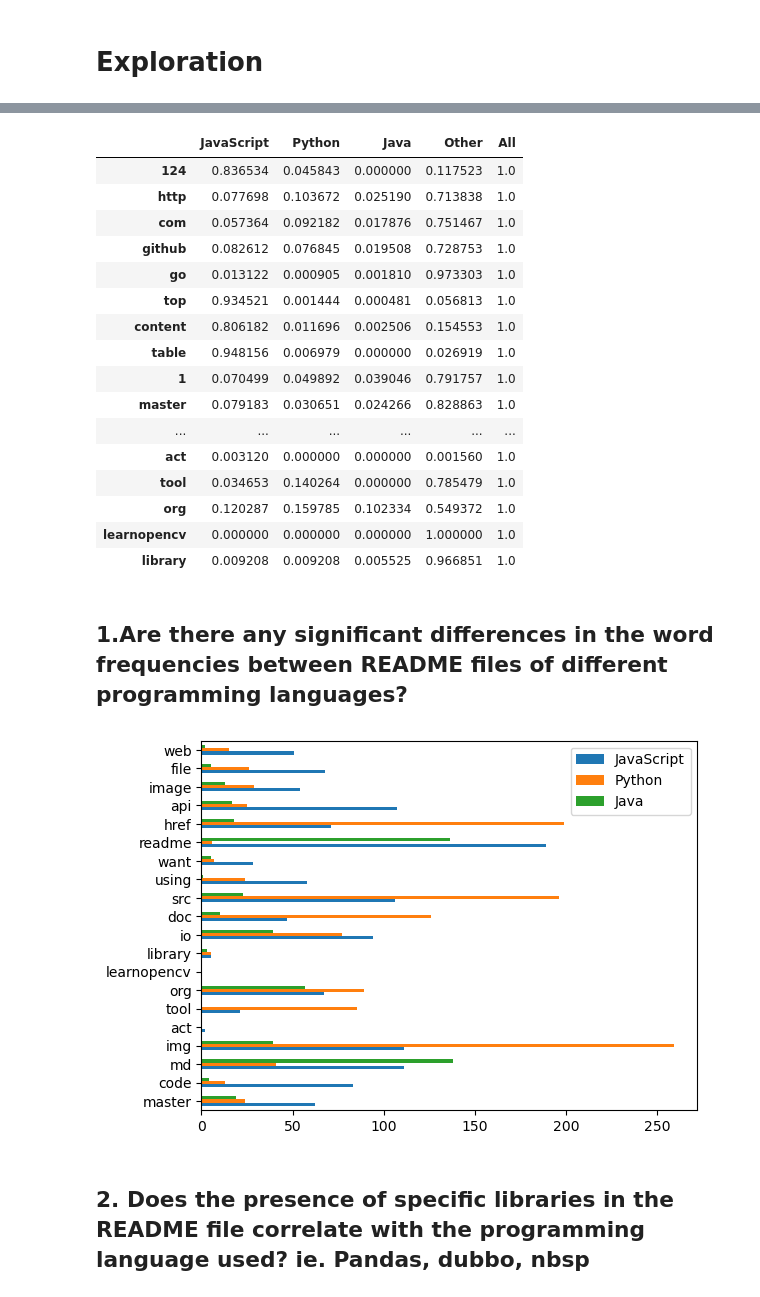
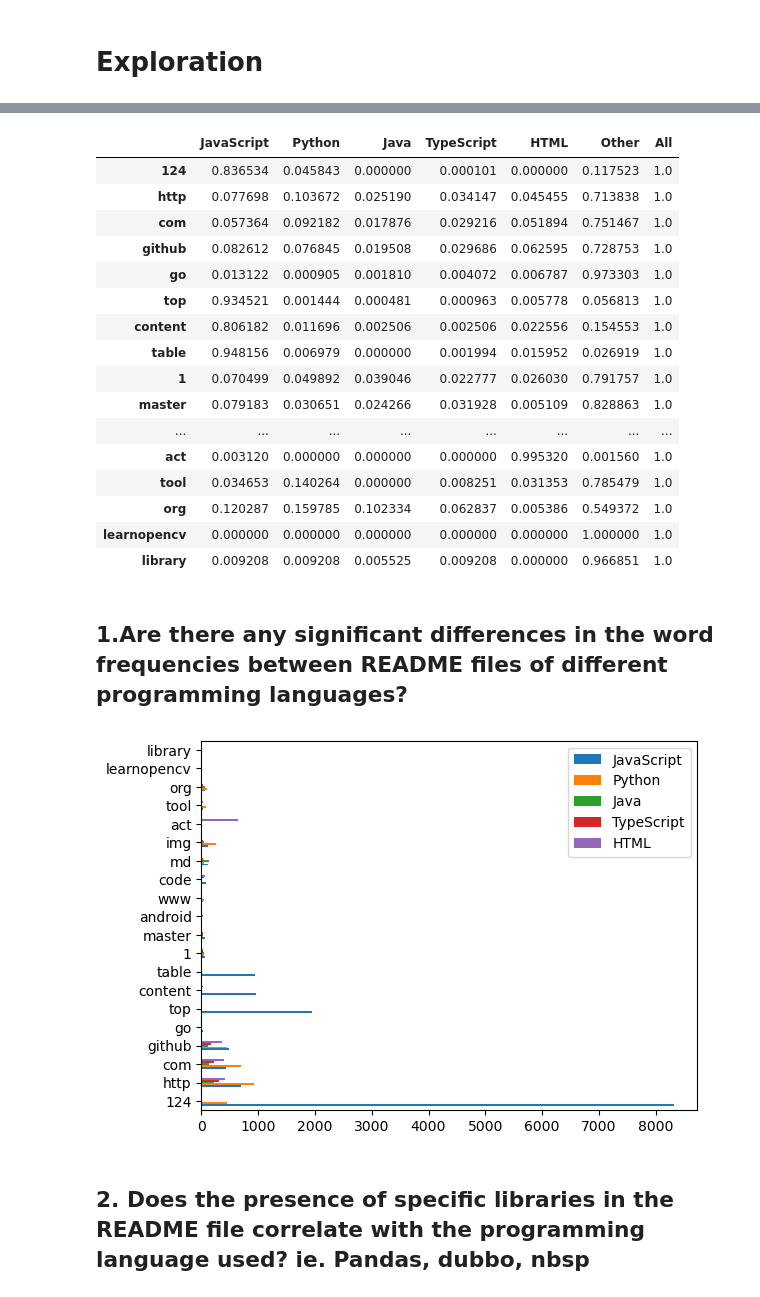
Before and after one commit to Chellyandy/nlp-project, a Jupyter notebook: cely_draft.ipynb, the cells around one changed output, grey strips where cells are left out. Cells and saved outputs as stored; diff of their text form; code cells hidden in the pictures.

```diff
--- a/cely_draft.ipynb
+++ b/cely_draft.ipynb
@@ -276,19 +276,23 @@ train.head()
 JavaScript_words = clean(' '.join(train[train.language=='JavaScript']['clean_contents']))
 Python_words = clean(' '.join(train[train.language=='Python']['clean_contents']))
 Java_words = clean(' '.join(train[train.language=='Java']['clean_contents']))
+TypeScript_words = clean(' '.join(train[train.language=='TypeScript']['clean_contents']))
+HTML_words = clean(' '.join(train[train.language=='HTML']['clean_contents']))
 Other_words = clean(' '.join(train[train.language=='Other']['clean_contents']))
 all_words = clean(' '.join(train['clean_contents']))
 # %%
 JavaScript_words_freq = pd.Series(JavaScript_words).value_counts()
 Python_words_freq = pd.Series(Python_words).value_counts()
 Java_words_freq = pd.Series(Java_words).value_counts()
+TypeScript_words_freq = pd.Series(TypeScript_words).value_counts()
+HTML_words_freq = pd.Series(HTML_words).value_counts()
 Other_words_freq = pd.Series(Other_words).value_counts()
 all_words_freq = pd.Series(all_words).value_counts()
 # %%
-word_counts = pd.concat([JavaScript_words_freq, Python_words_freq, Java_words_freq, Other_words_freq, all_words_freq], axis=1).fillna(0).astype(int)
+word_counts = pd.concat([JavaScript_words_freq, Python_words_freq, Java_words_freq,TypeScript_words_freq,HTML_words_freq, Other_words_freq, all_words_freq], axis=1).fillna(0).astype(int)
 
 # rename the col names
-word_counts.columns = ['JavaScript','Python','Java', 'Other','All']
+word_counts.columns = ['JavaScript','Python','Java','TypeScript','HTML', 'Other','All']
 
 word_counts.head()
 # %% [output]
@@ -307,30 +311,30 @@ plt.show()
 word_counts.sort_values('All', ascending=False).head(20)\
 .apply(lambda row: row/row['All'], axis=1)
 # %% [output]
-|  | JavaScript | Python | Java | Other | All |
-| 124 | 0.836534 | 0.045843 | 0.000000 | 0.117523 | 1.0 |
-| http | 0.077698 | 0.103672 | 0.025190 | 0.713838 | 1.0 |
-| com | 0.057364 | 0.092182 | 0.017876 | 0.751467 | 1.0 |
-| github | 0.082612 | 0.076845 | 0.019508 | 0.728753 | 1.0 |
-| go | 0.013122 | 0.000905 | 0.001810 | 0.973303 | 1.0 |
-| top | 0.934521 | 0.001444 | 0.000481 | 0.056813 | 1.0 |
-| content | 0.806182 | 0.011696 | 0.002506 | 0.154553 | 1.0 |
-| table | 0.948156 | 0.006979 | 0.000000 | 0.026919 | 1.0 |
-| 1 | 0.070499 | 0.049892 | 0.039046 | 0.791757 | 1.0 |
-| master | 0.079183 | 0.030651 | 0.024266 | 0.828863 | 1.0 |
-| ... | ... | ... | ... | ... | ... |
-| act | 0.003120 | 0.000000 | 0.000000 | 0.001560 | 1.0 |
-| tool | 0.034653 | 0.140264 | 0.000000 | 0.785479 | 1.0 |
-| org | 0.120287 | 0.159785 | 0.102334 | 0.549372 | 1.0 |
-| learnopencv | 0.000000 | 0.000000 | 0.000000 | 1.000000 | 1.0 |
-| library | 0.009208 | 0.009208 | 0.005525 | 0.966851 | 1.0 |
+|  | JavaScript | Python | Java | TypeScript | HTML | Other | All |
+| 124 | 0.836534 | 0.045843 | 0.000000 | 0.000101 | 0.000000 | 0.117523 | 1.0 |
+| http | 0.077698 | 0.103672 | 0.025190 | 0.034147 | 0.045455 | 0.713838 | 1.0 |
+| com | 0.057364 | 0.092182 | 0.017876 | 0.029216 | 0.051894 | 0.751467 | 1.0 |
+| github | 0.082612 | 0.076845 | 0.019508 | 0.029686 | 0.062595 | 0.728753 | 1.0 |
+| go | 0.013122 | 0.000905 | 0.001810 | 0.004072 | 0.006787 | 0.973303 | 1.0 |
+| top | 0.934521 | 0.001444 | 0.000481 | 0.000963 | 0.005778 | 0.056813 | 1.0 |
+| content | 0.806182 | 0.011696 | 0.002506 | 0.002506 | 0.022556 | 0.154553 | 1.0 |
+| table | 0.948156 | 0.006979 | 0.000000 | 0.001994 | 0.015952 | 0.026919 | 1.0 |
+| 1 | 0.070499 | 0.049892 | 0.039046 | 0.022777 | 0.026030 | 0.791757 | 1.0 |
+| master | 0.079183 | 0.030651 | 0.024266 | 0.031928 | 0.005109 | 0.828863 | 1.0 |
+| ... | ... | ... | ... | ... | ... | ... | ... |
+| act | 0.003120 | 0.000000 | 0.000000 | 0.000000 | 0.995320 | 0.001560 | 1.0 |
+| tool | 0.034653 | 0.140264 | 0.000000 | 0.008251 | 0.031353 | 0.785479 | 1.0 |
+| org | 0.120287 | 0.159785 | 0.102334 | 0.062837 | 0.005386 | 0.549372 | 1.0 |
+| learnopencv | 0.000000 | 0.000000 | 0.000000 | 0.000000 | 0.000000 | 1.000000 | 1.0 |
+| library | 0.009208 | 0.009208 | 0.005525 | 0.009208 | 0.000000 | 0.966851 | 1.0 |
 # %% [markdown]
 ## 1.Are there any significant differences in the word frequencies between README files of different programming languages?
 # %%
-word_counts.sort_values('All', ascending=False)[['JavaScript','Python','Java']].head(20).plot.barh()
+word_counts.sort_values('All', ascending=False)[['JavaScript','Python','Java','TypeScript','HTML']].head(20).plot.barh()
 plt.show()
 # %% [output]
-[figure, old version]
+[figure, new version]
 # %% [markdown]
 ## 2. Does the presence of specific libraries in the README file correlate with the programming language used? ie. Pandas, dubbo, nbsp
 # %%
```
Also changed, not shown: parts of 14 cells of this notebook.
